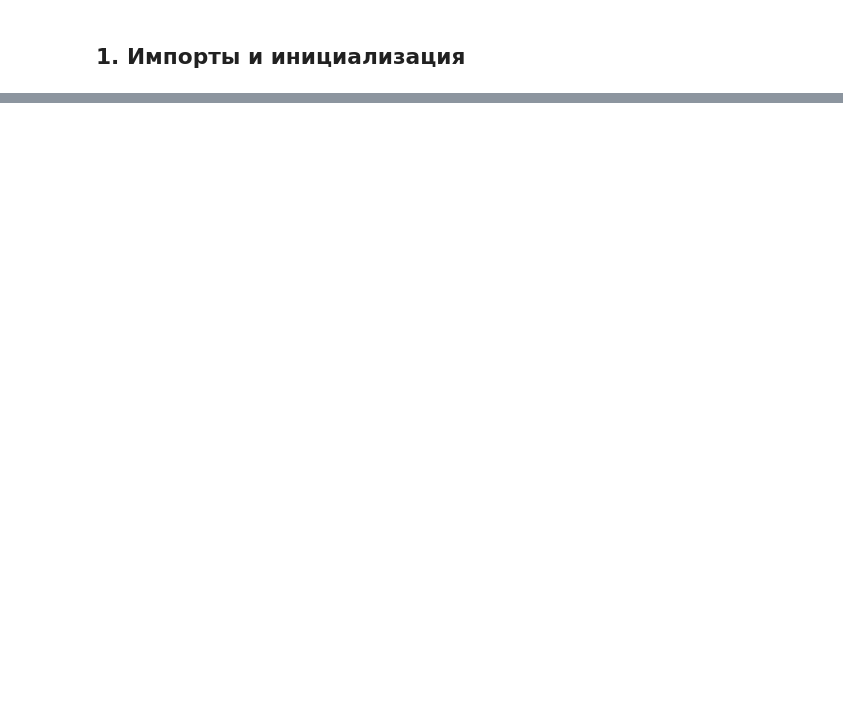
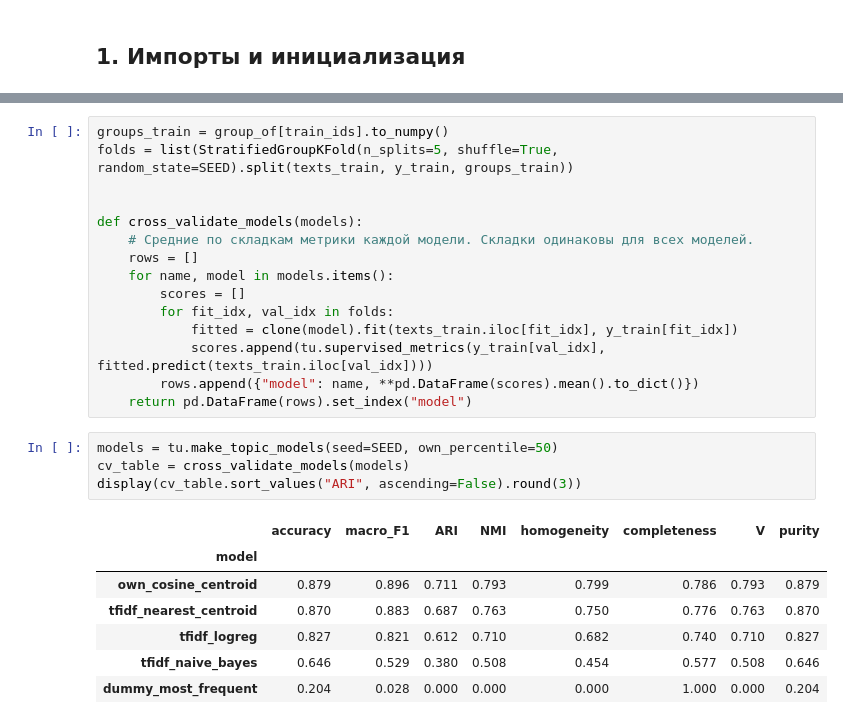
Before and after one commit to Pavel-bur-dot/MIPT_ML_homework, a Jupyter notebook: solution_hw1_BKZ/bur_topics_solution.ipynb, the cells around one changed output, grey strips where cells are left out. Drawn from its saved outputs; the diff is of its cells as text; blank space fills up the shorter version.

```diff
--- a/solution_hw1_BKZ/bur_topics_solution.ipynb
+++ b/solution_hw1_BKZ/bur_topics_solution.ipynb
@@ -169,0 +339,27 @@ print("артефакты сохранены в", tu.ARTIFACTS_DIR.resolve())
+# %%
+groups_train = group_of[train_ids].to_numpy()
+folds = list(StratifiedGroupKFold(n_splits=5, shuffle=True, random_state=SEED).split(texts_train, y_train, groups_train))
+
+
+def cross_validate_models(models):
+    # Средние по складкам метрики каждой модели. Складки одинаковы для всех моделей.
+    rows = []
+    for name, model in models.items():
+        scores = []
+        for fit_idx, val_idx in folds:
+            fitted = clone(model).fit(texts_train.iloc[fit_idx], y_train[fit_idx])
+            scores.append(tu.supervised_metrics(y_train[val_idx], fitted.predict(texts_train.iloc[val_idx])))
+        rows.append({"model": name, **pd.DataFrame(scores).mean().to_dict()})
+    return pd.DataFrame(rows).set_index("model")
+# %%
+models = tu.make_topic_models(seed=SEED, own_percentile=50)
+cv_table = cross_validate_models(models)
+display(cv_table.sort_values("ARI", ascending=False).round(3))
+# %% [output]
+|  | accuracy | macro_F1 | ARI | NMI | homogeneity | completeness | V | purity |
+| model |  |  |  |  |  |  |  |  |
+| own_cosine_centroid | 0.879 | 0.896 | 0.711 | 0.793 | 0.799 | 0.786 | 0.793 | 0.879 |
+| tfidf_nearest_centroid | 0.870 | 0.883 | 0.687 | 0.763 | 0.750 | 0.776 | 0.763 | 0.870 |
+| tfidf_logreg | 0.827 | 0.821 | 0.612 | 0.710 | 0.682 | 0.740 | 0.710 | 0.827 |
+| tfidf_naive_bayes | 0.646 | 0.529 | 0.380 | 0.508 | 0.454 | 0.577 | 0.508 | 0.646 |
+| dummy_most_frequent | 0.204 | 0.028 | 0.000 | 0.000 | 0.000 | 1.000 | 0.000 | 0.204 |
```
Also changed, not shown: parts of 59 cells of this notebook, 7 other files.
